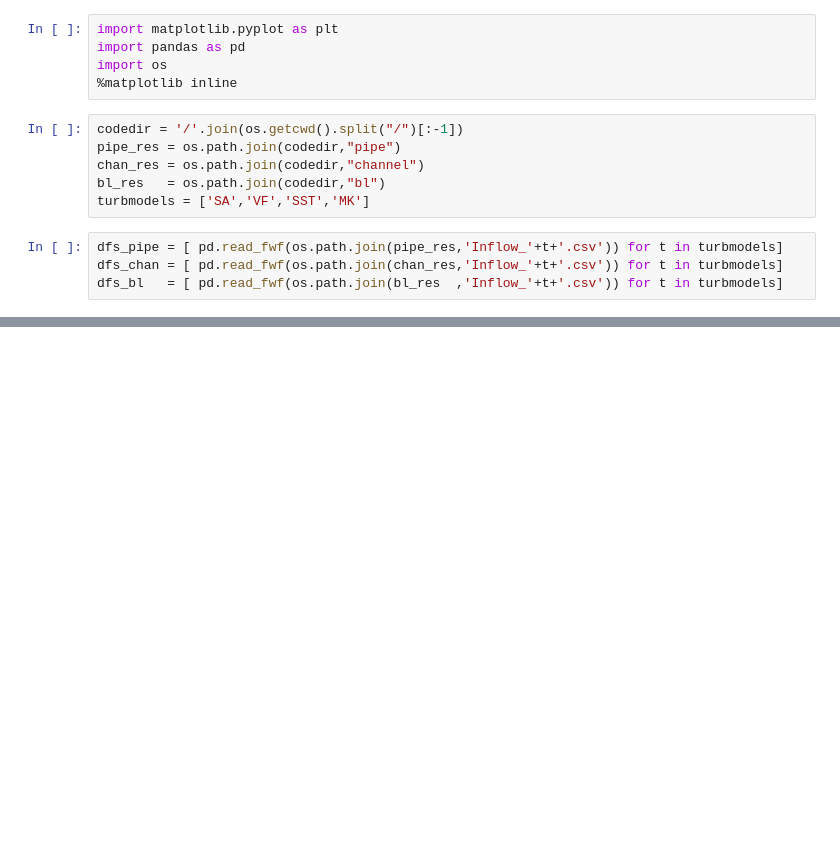
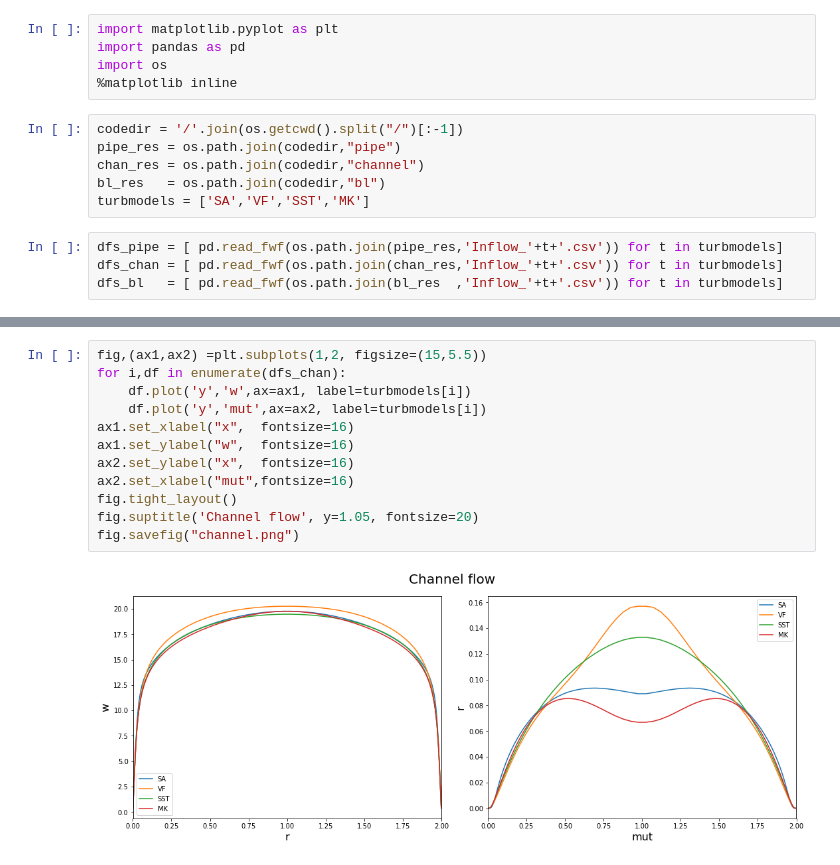
Before and after one commit to Fluid-Dynamics-Of-Energy-Systems-Team/RANS_pipe, a Jupyter notebook: notebooks/Validation.ipynb, the cells around one changed output, grey strips where cells are left out. Cells and saved outputs as stored; diff of their text form; blank space fills up the shorter version.

```diff
--- a/notebooks/Validation.ipynb
+++ b/notebooks/Validation.ipynb
@@ -45,0 +44,14 @@ Text(0, 0.5, 'w')
+# %%
+fig,(ax1,ax2) =plt.subplots(1,2, figsize=(15,5.5))
+for i,df in enumerate(dfs_chan):
+    df.plot('y','w',ax=ax1, label=turbmodels[i])
+    df.plot('y','mut',ax=ax2, label=turbmodels[i])
+ax1.set_xlabel("x",  fontsize=16)
+ax1.set_ylabel("w",  fontsize=16)
+ax2.set_ylabel("x",  fontsize=16)
+ax2.set_xlabel("mut",fontsize=16)
+fig.tight_layout()
+fig.suptitle('Channel flow', y=1.05, fontsize=20)
+fig.savefig("channel.png")
+# %% [output]
+[figure, added]
```
Also changed, not shown: parts of 5 cells of this notebook, 3 other files.
